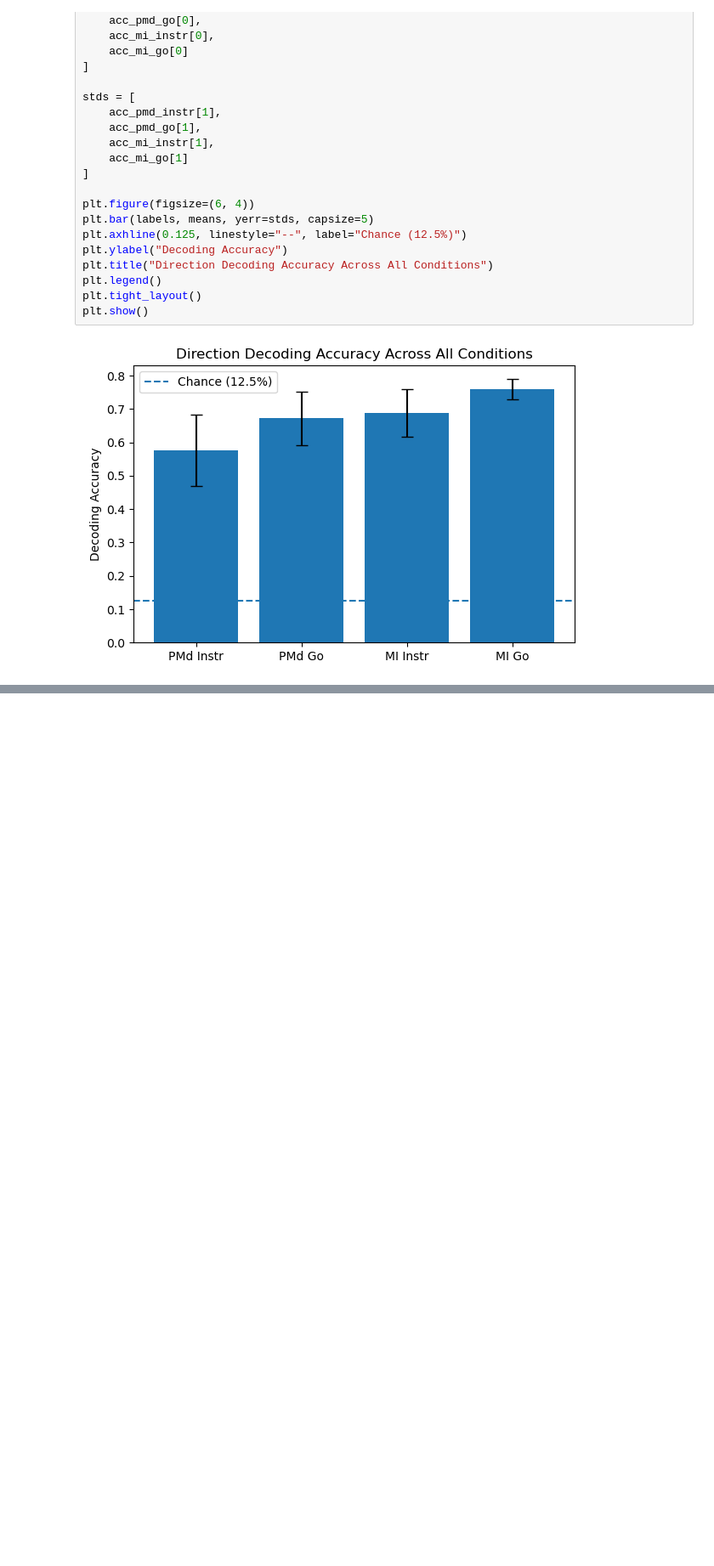
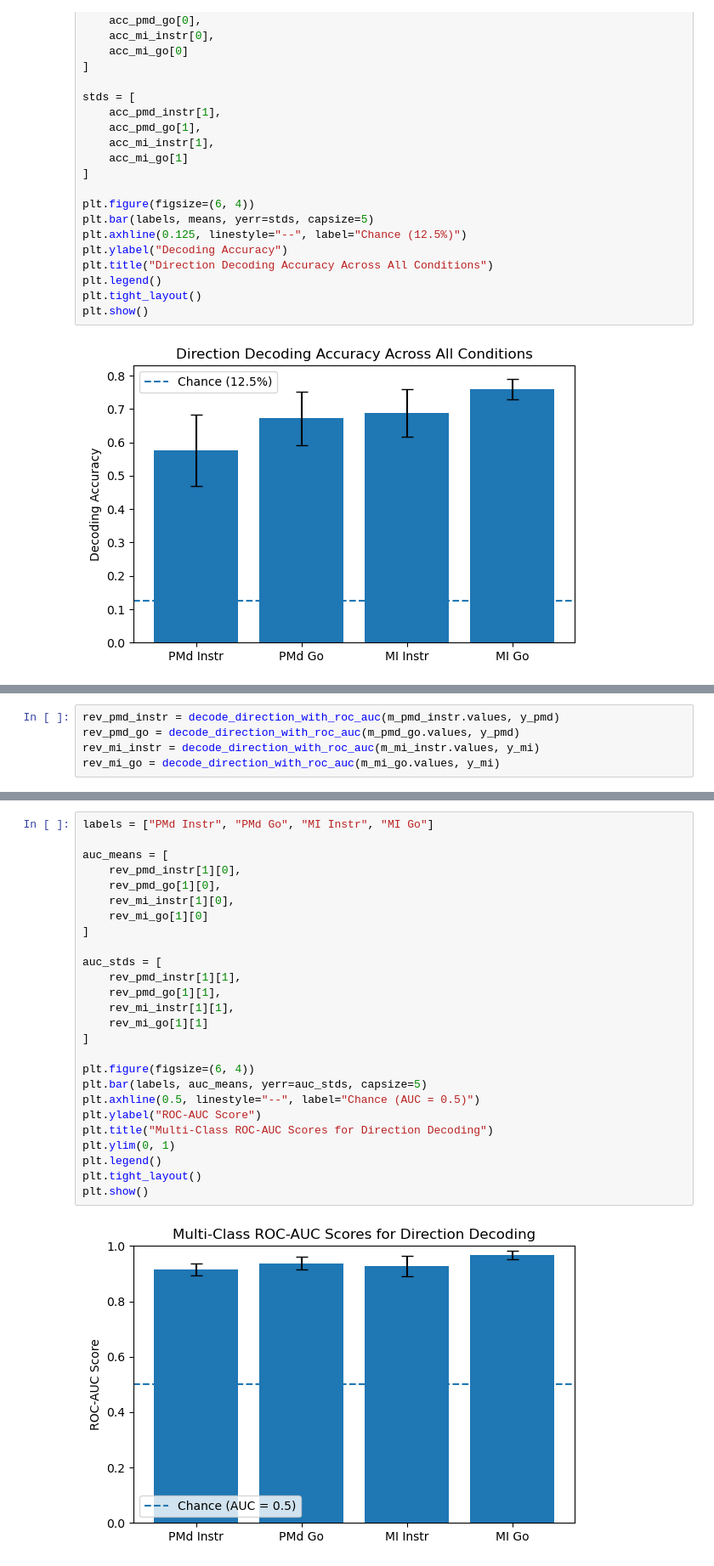
Before and after one commit to navunni/ds-ga-3001-final-project, a Jupyter notebook: data_analysis.ipynb, the cells around one changed output, grey strips where cells are left out. Shown at 85% size. Cells and saved outputs as stored; diff of their text form; blank space fills up the shorter version.

Commit message:
finished roc-auc bar plot

```diff
--- a/data_analysis.ipynb
+++ b/data_analysis.ipynb
@@ -422,0 +465,5 @@ plt.show()
+# %%
+rev_pmd_instr = decode_direction_with_roc_auc(m_pmd_instr.values, y_pmd)
+rev_pmd_go = decode_direction_with_roc_auc(m_pmd_go.values, y_pmd)
+rev_mi_instr = decode_direction_with_roc_auc(m_mi_instr.values, y_mi)
+rev_mi_go = decode_direction_with_roc_auc(m_mi_go.values, y_mi)
@@ -422,0 +482,28 @@ plt.show()
+# %%
+labels = ["PMd Instr", "PMd Go", "MI Instr", "MI Go"]
+
+auc_means = [
+    rev_pmd_instr[1][0],
+    rev_pmd_go[1][0],
+    rev_mi_instr[1][0],
+    rev_mi_go[1][0]
+]
+
+auc_stds = [
+    rev_pmd_instr[1][1],
+    rev_pmd_go[1][1],
+    rev_mi_instr[1][1],
+    rev_mi_go[1][1]
+]
+
+plt.figure(figsize=(6, 4))
+plt.bar(labels, auc_means, yerr=auc_stds, capsize=5)
+plt.axhline(0.5, linestyle="--", label="Chance (AUC = 0.5)")
+plt.ylabel("ROC-AUC Score")
+plt.title("Multi-Class ROC-AUC Scores for Direction Decoding")
+plt.ylim(0, 1)
+plt.legend()
+plt.tight_layout()
+plt.show()
+# %% [output]
+[figure, added]
```
Also changed, not shown: parts of 3 cells of this notebook.
